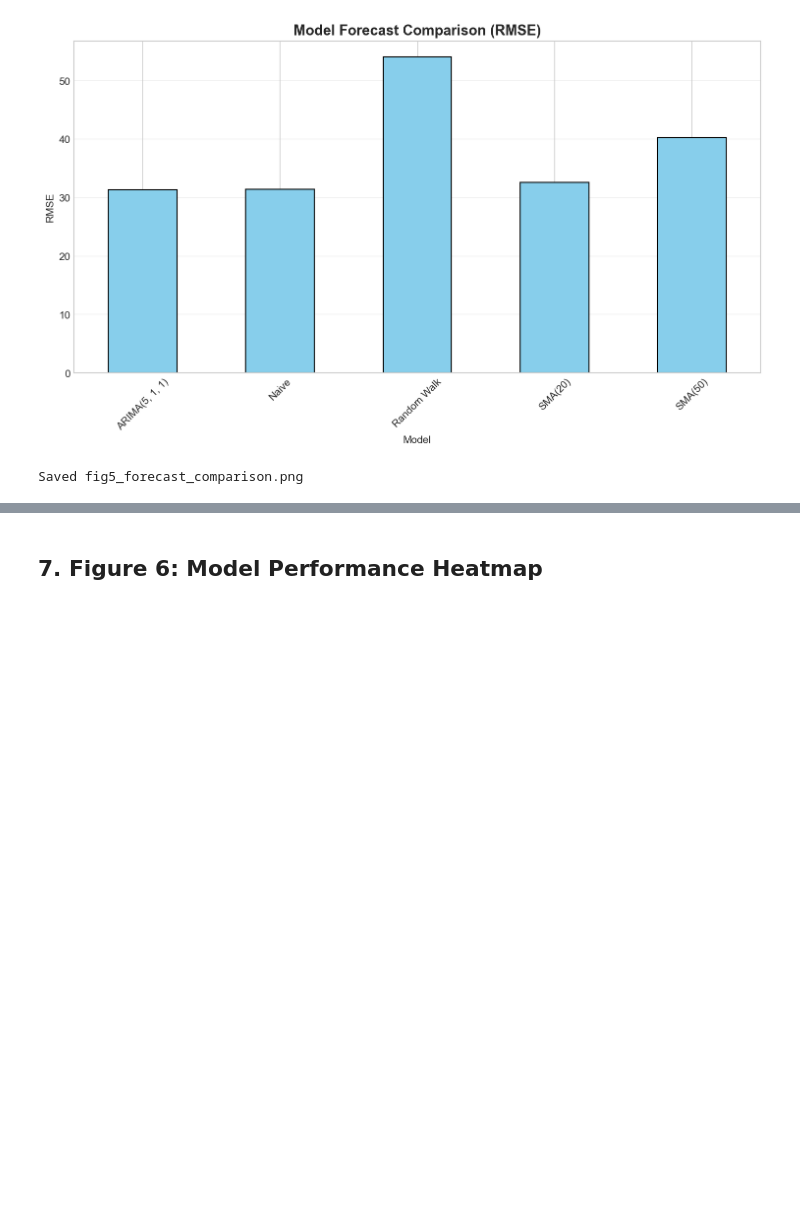
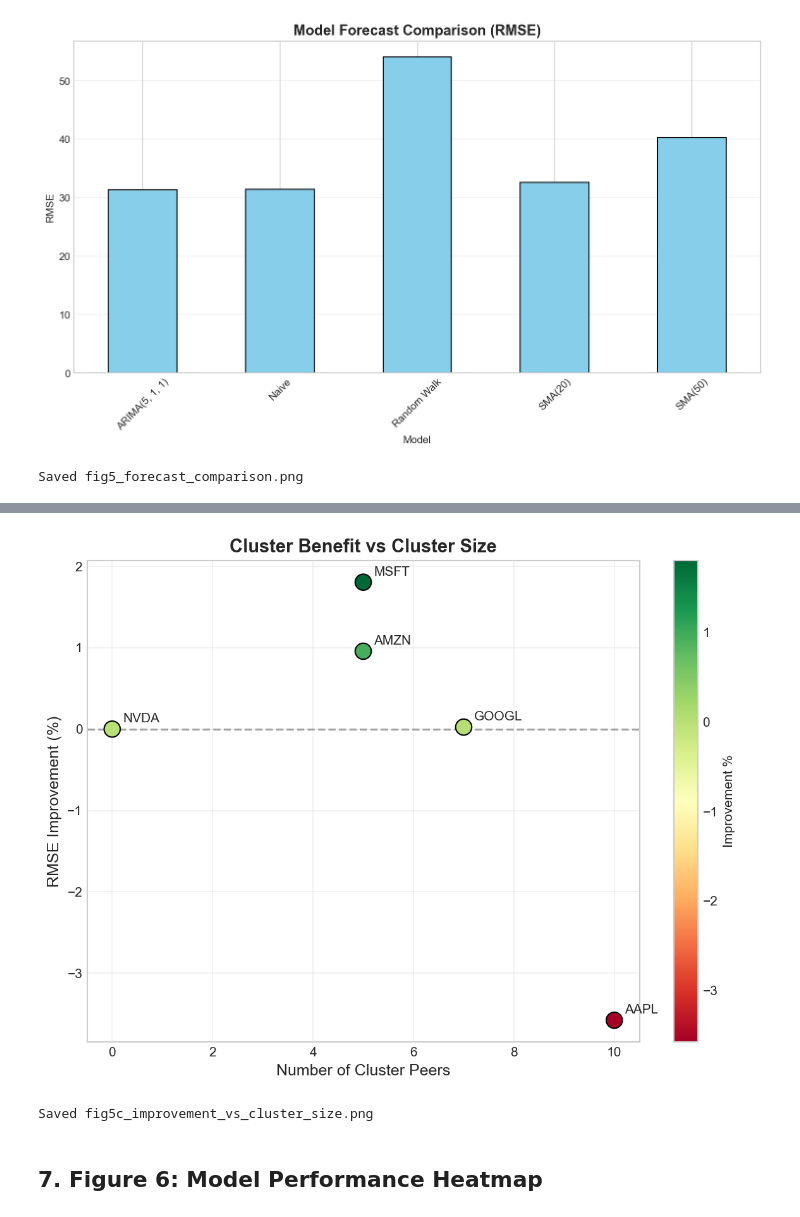
Before and after one commit to CrespoN1/stockbuddy-forecast, a Jupyter notebook: notebooks/07_results_visualization.ipynb, the cells around one changed output, grey strips where cells are left out. Saved outputs shown, nothing was run; the diff lists cells and outputs as text; code cells hidden in the pictures; blank space fills up the shorter version.

```diff
--- a/notebooks/07_results_visualization.ipynb
+++ b/notebooks/07_results_visualization.ipynb
@@ -218,3 +306,29 @@ Saved fig5_forecast_comparison.png
+# %%
+# Figure 5c: RMSE Improvement % vs Cluster Size
+fig, ax = plt.subplots(figsize=(8, 6))
+
+scatter = ax.scatter(comp_df['Peers'], comp_df['Improvement_Pct'],
+                     s=150, c=comp_df['Improvement_Pct'], cmap='RdYlGn',
+                     edgecolors='black', linewidths=1, zorder=5)
+
+for _, row in comp_df.iterrows():
+    ax.annotate(row['Ticker'], (row['Peers'], row['Improvement_Pct']),
+                textcoords="offset points", xytext=(8, 5), fontsize=10)
+
+ax.axhline(y=0, color='gray', linestyle='--', alpha=0.7)
+ax.set_xlabel('Number of Cluster Peers', fontsize=12)
+ax.set_ylabel('RMSE Improvement (%)', fontsize=12)
+ax.set_title('Cluster Benefit vs Cluster Size', fontsize=14, fontweight='bold')
+ax.grid(True, alpha=0.3)
+plt.colorbar(scatter, ax=ax, label='Improvement %')
+
+plt.tight_layout()
+plt.savefig('../figures/fig5c_improvement_vs_cluster_size.png', dpi=300, bbox_inches='tight')
+plt.show()
+print("Saved fig5c_improvement_vs_cluster_size.png")
+# %% [output]
+[figure, added]
+Saved fig5c_improvement_vs_cluster_size.png
 # %% [markdown]
 ## 7. Figure 6: Model Performance Heatmap
 # %%
```
Also changed, not shown: parts of 6 cells of this notebook, 16 other files.
